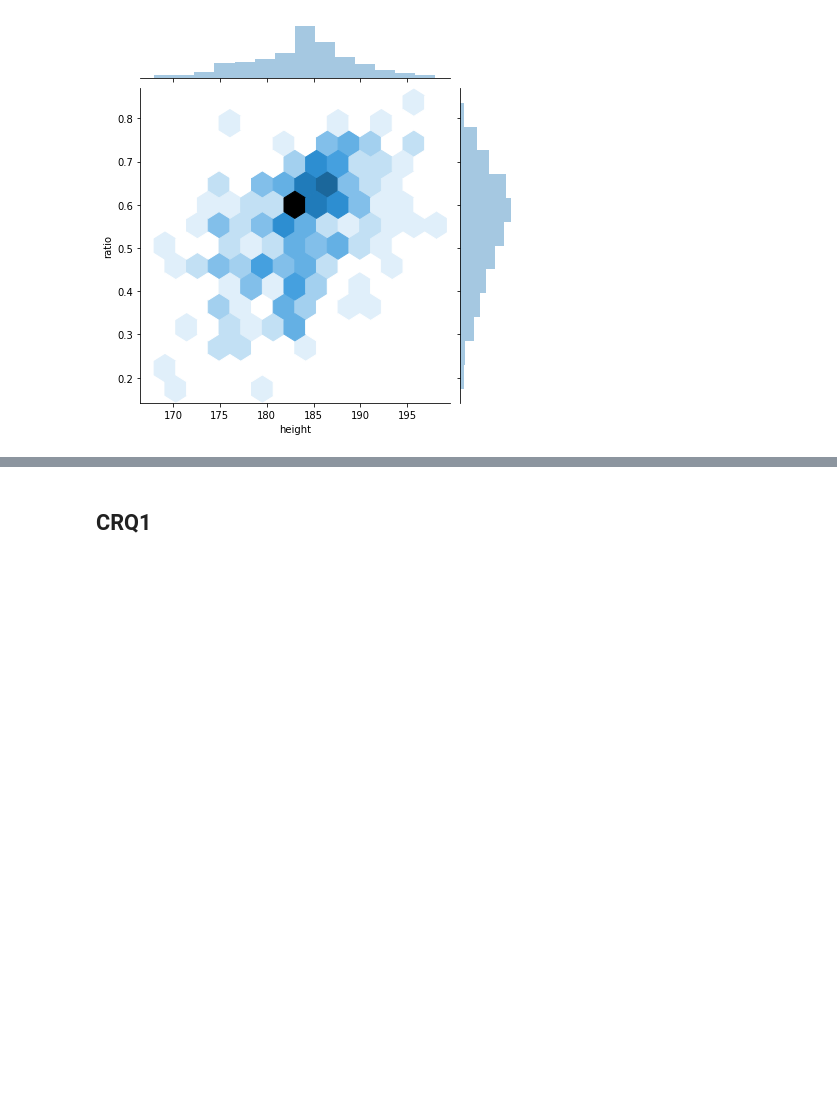
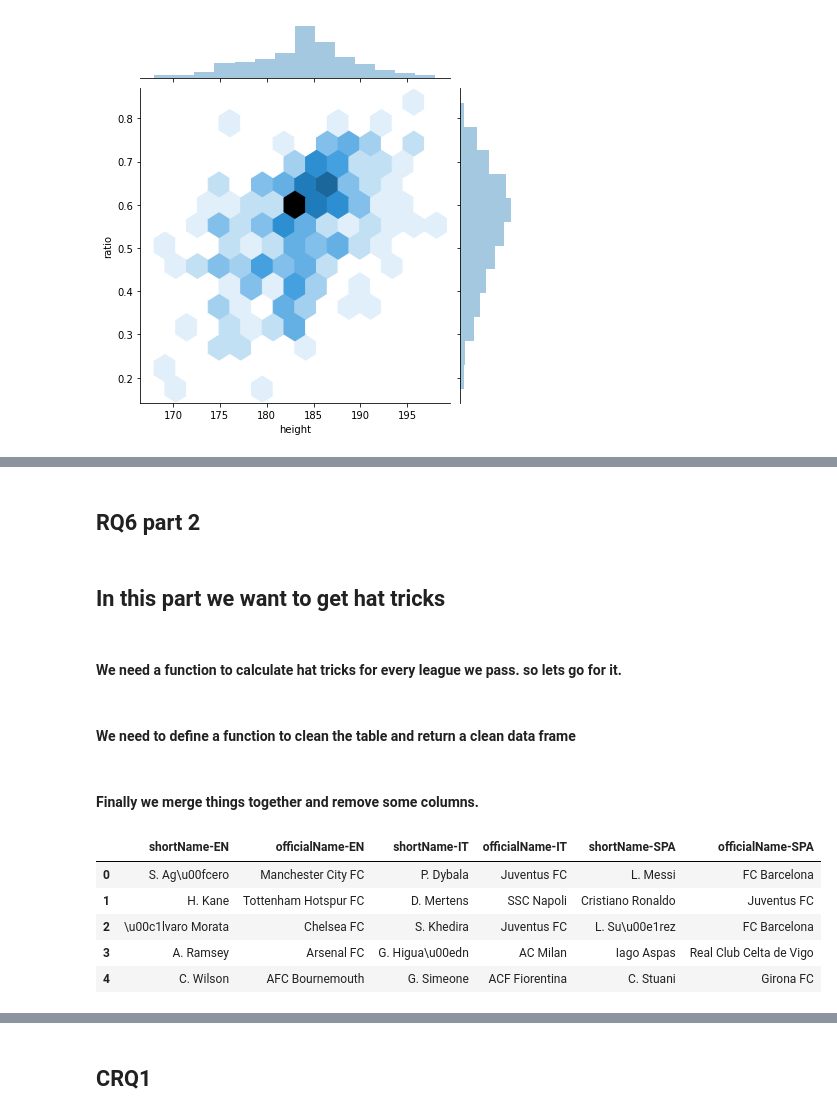
Before and after one commit to Donni06/Homework-2-ADM, a Jupyter notebook: main_ADM.ipynb, the cells around one changed output, grey strips where cells are left out. Saved outputs shown, nothing was run; the diff lists cells and outputs as text; code cells hidden in the pictures; blank space fills up the shorter version.

```diff
--- a/Luca/main_ADM.ipynb
+++ b/main_ADM.ipynb
@@ -484,0 +990,6 @@ sns.jointplot(x = it_airduel["height"], y = it_airduel['ratio'], data=it_airduel
+# %% [markdown]
+## RQ6 part 2
+# %% [markdown]
+## In this part we want to get hat tricks
+# %% [markdown]
+#### We need a function to calculate hat tricks for every league we pass. so lets go for it.
@@ -484,0 +1021,40 @@ sns.jointplot(x = it_airduel["height"], y = it_airduel['ratio'], data=it_airduel
+# %% [markdown]
+#### We need to define a function to clean the table and return a clean data frame
+# %%
+def merge(name,suffix):
+    global players
+    playersDF = players[["wyId","shortName","currentTeamId"]]
+    final_data = pd.merge(playersDF,name,left_on="wyId",right_index=True)
+    global teams
+    teams = teams[["wyId","officialName"]]
+    final = pd.merge(final_data,teams,left_on="currentTeamId",right_on="wyId")
+    final = final[["shortName",0,"officialName"]]
+    final.columns = [f"shortName-{suffix}",f"Goals-{suffix}",f"officialName-{suffix}"]
+    final.sort_values(f"Goals-{suffix}",ascending=False,inplace=True)
+    return final
+
+
+E_hat = merge(ENGLAND_hat,"EN")
+I_hat = merge(ITALY_hat,"IT")
+S_hat = merge(SPAIN_hat,"GER")
+E_hat = E_hat.reset_index()
+I_hat = I_hat.reset_index()
+S_hat = S.reset_index()
+# %% [markdown]
+#### Finally we merge things together and remove some columns.
+# %%
+buff = pd.merge(E_hat,I_hat,left_index=True,right_index=True)
+final = pd.merge(buff,S_hat,left_index=True,right_index=True)
+
+
+final = final.drop(["index_x","index_y","index", "level_0"],axis=1)
+
+
+final.drop(["Goals-EN","Goals-IT","Goals-SPA"],axis=1)
+# %% [output]
+|  | shortName-EN | officialName-EN | shortName-IT | officialName-IT | shortName-SPA | officialName-SPA |
+| 0 | S. Ag\u00fcero | Manchester City FC | P. Dybala | Juventus FC | L. Messi | FC Barcelona |
+| 1 | H. Kane | Tottenham Hotspur FC | D. Mertens | SSC Napoli | Cristiano Ronaldo | Juventus FC |
+| 2 | \u00c1lvaro Morata | Chelsea FC | S. Khedira | Juventus FC | L. Su\u00e1rez | FC Barcelona |
+| 3 | A. Ramsey | Arsenal FC | G. Higua\u00edn | AC Milan | Iago Aspas | Real Club Celta de Vigo |
+| 4 | C. Wilson | AFC Bournemouth | G. Simeone | ACF Fiorentina | C. Stuani | Girona FC |
```
Also changed, not shown: parts of 61 cells of this notebook, 4 other files.
